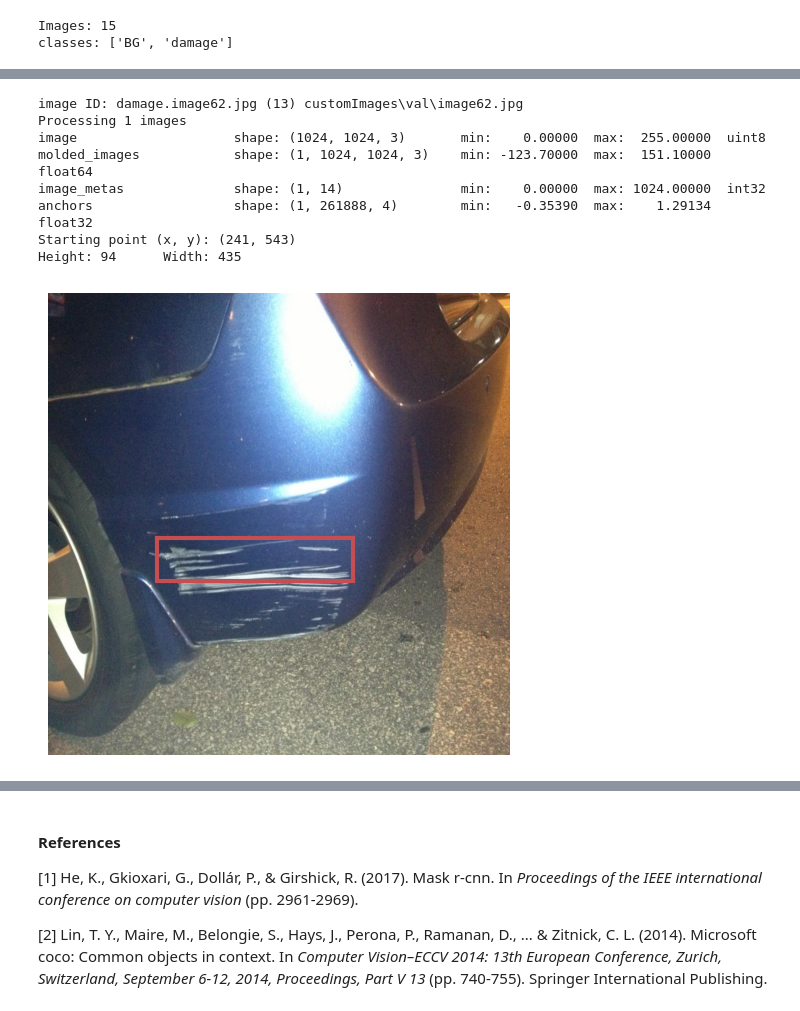
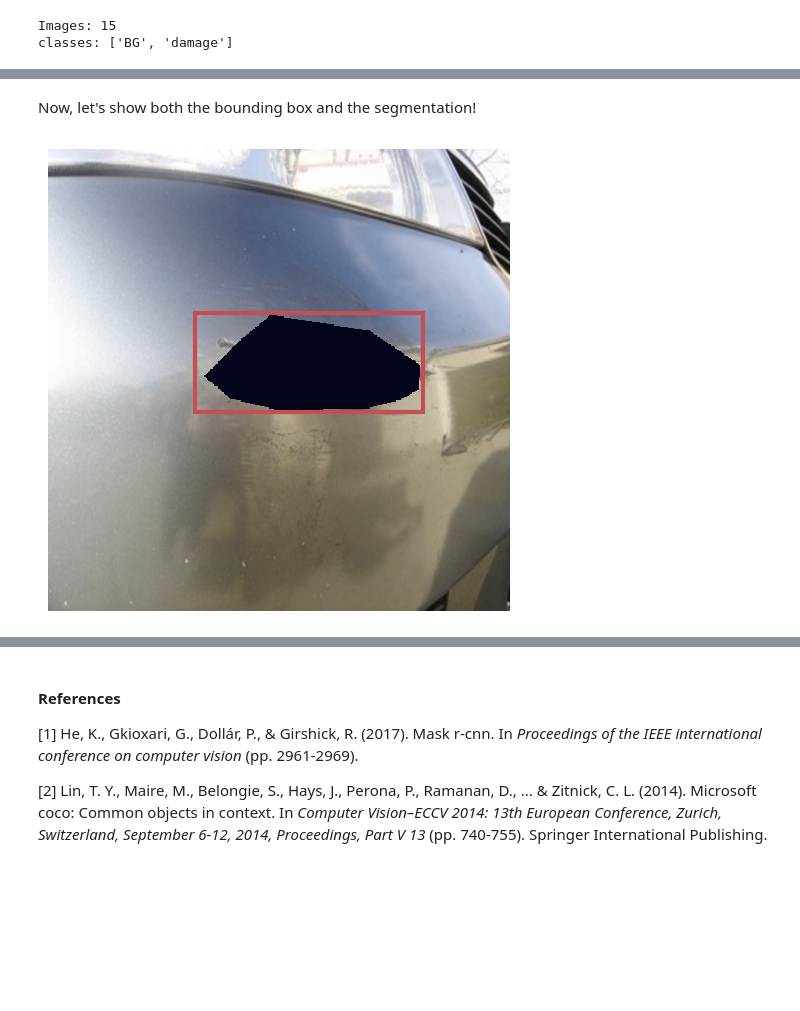
Before and after one commit to dissagaliyeva/masters, a Jupyter notebook: computer_vision/rcnn_car_damage/analysis.ipynb, the cells around one changed output, grey strips where cells are left out. Saved outputs shown, nothing was run; the diff lists cells and outputs as text; code cells hidden in the pictures; blank space fills up the shorter version.

```diff
--- a/computer_vision/rcnn_car_damage/analysis.ipynb
+++ b/computer_vision/rcnn_car_damage/analysis.ipynb
@@ -529,53 +548,26 @@ Height: 218     Width: 505
 [figure]
-# %%
-import cv2
-from matplotlib.patches import Rectangle
-from matplotlib.transforms import Bbox
-
-image_map = {v:k[7:] for k, v in dataset.image_from_source_map.items()}
-image_id = 13
-image, image_meta, gt_class_id, gt_bbox, gt_mask =\
-    modellib.load_image_gt(dataset, config, image_id, use_mini_mask=False)
-info = dataset.image_info[image_id]
-print("image ID: {}.{} ({}) {}".format(info["source"], info["id"], image_id,
-                                       dataset.image_reference(image_id)))
-
-# Run object detection
-results = model.detect([image], verbose=1)
-
-# get coordinates to plot predicted box
-y1, y2, x1, x2 = gt_bbox[0][0], gt_bbox[0][2], gt_bbox[0][1], gt_bbox[0][-1]
-
-# find the starting location
-xy = (x1, y1)
-print('Starting point (x, y):', xy)
-
-# get height and width
-height, width = y2 - y1, x2 - x1
-print('Height:', height, '\tWidth:', width)
-
-# create a rectangle to add as a patch
-rect = Rectangle(xy, width, height, edgecolor='r', fill=False, linewidth=3)
-
-# get the image
-image = cv2.imread('customImages/val/' + image_map[image_id])
-image = cv2.cvtColor(image, cv2.COLOR_BGR2RGB)
-image = cv2.resize(image, (1024, 1024))
-
-# create a figure
-fig, ax = plt.subplots(1, 1, figsize=(10, 6))
-ax.imshow(image)            # show image
-ax.add_patch(rect)          # add rectangle
-ax.axis('off')              # remove axis
-ax.grid('off')              # remove grid
-plt.show()
-# %% [output]
-image ID: damage.image62.jpg (13) customImages\val\image62.jpg
-Processing 1 images
-image                    shape: (1024, 1024, 3)       min:    0.00000  max:  255.00000  uint8
-molded_images            shape: (1, 1024, 1024, 3)    min: -123.70000  max:  151.10000  float64
-image_metas              shape: (1, 14)               min:    0.00000  max: 1024.00000  int32
-anchors                  shape: (1, 261888, 4)        min:   -0.35390  max:    1.29134  float32
-Starting point (x, y): (241, 543)
-Height: 94      Width: 435
-[figure, removed]
+# %% [markdown]
+Now, let's show both the bounding box and the segmentation!
+# %%
+# get the image
+image = cv2.imread('customImages/val/' + image_map[image_id])
+image = cv2.cvtColor(image, cv2.COLOR_BGR2RGB)
+image = cv2.resize(image, (1024, 1024))
+
+# create a rectangle to add as a patch
+rect = Rectangle(xy, width, height, edgecolor='r', fill=False, linewidth=3)
+
+# get the mask
+mask = gt_mask.astype(float)
+masked = np.ma.masked_where(mask == 0, mask)
+
+# create a figure
+fig, ax = plt.subplots(1, 1, figsize=(10, 6))
+ax.imshow(image)            # show image
+ax.add_patch(rect)          # add rectangle
+ax.imshow(masked)
+ax.axis('off')              # remove axis
+ax.grid('off')              # remove grid
+plt.show()
+# %% [output]
+[figure, added]
```
Also changed, not shown: parts of 22 cells of this notebook.
